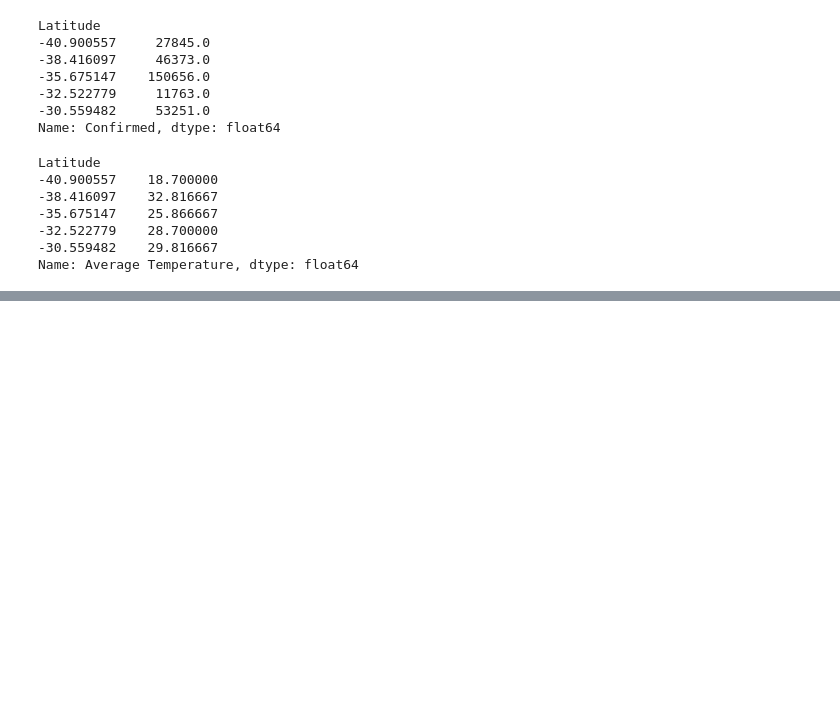
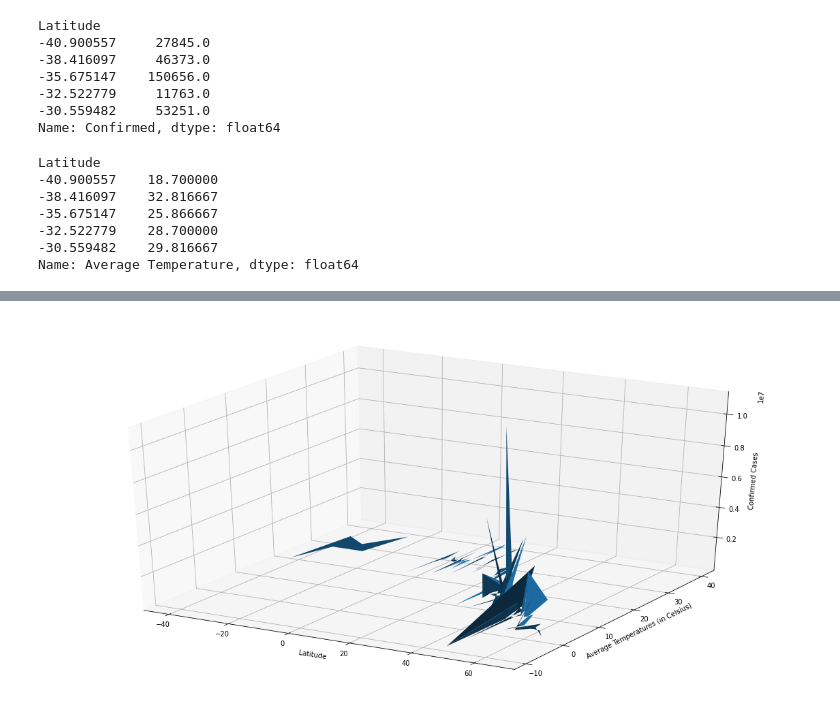
Before and after one commit to newb-dev-1008/GetBoarded_Latitude, a Jupyter notebook: GetBoarded_Week2.ipynb, the cells around one changed output, grey strips where cells are left out. Drawn from its saved outputs; the diff is of its cells as text; code cells hidden in the pictures; blank space fills up the shorter version.

```diff
--- a/GetBoarded_Week2.ipynb
+++ b/GetBoarded_Week2.ipynb
@@ -757,3 +773,27 @@ Name: Average Temperature, dtype: float64
+# %%
+confirmed_temp = confirmed_temp.drop(-32.522779, axis = 0)
+confirmed_latitude = confirmed_latitude.drop(-32.522779, axis = 0)
+# %%
+from mpl_toolkits import mplot3d
+fig = plt.figure(figsize=[20,10])
+ax = plt.axes(projection="3d")
+X = confirmed_latitude.index.to_numpy()
+Y = confirmed_temp.to_numpy()
+Z = confirmed_latitude.to_numpy()
+
+x = np.reshape(X, (-1, 2))
+y = np.reshape(Y, (-1, 2))
+z = np.reshape(Z, (-1, 2))
+
+ax.set_xlabel('Latitude')
+ax.set_ylabel('Average Temperatures (in Celsius)')
+ax.set_zlabel('Confirmed Cases')
+
+ax.plot_surface(x, y, z)
+
+plt.show()
+# %% [output]
+[figure, added]
 # %%
 # Plot confirmed_temp and confirmed_latitude
 # %%
```
Also changed, not shown: parts of 2 cells of this notebook.
